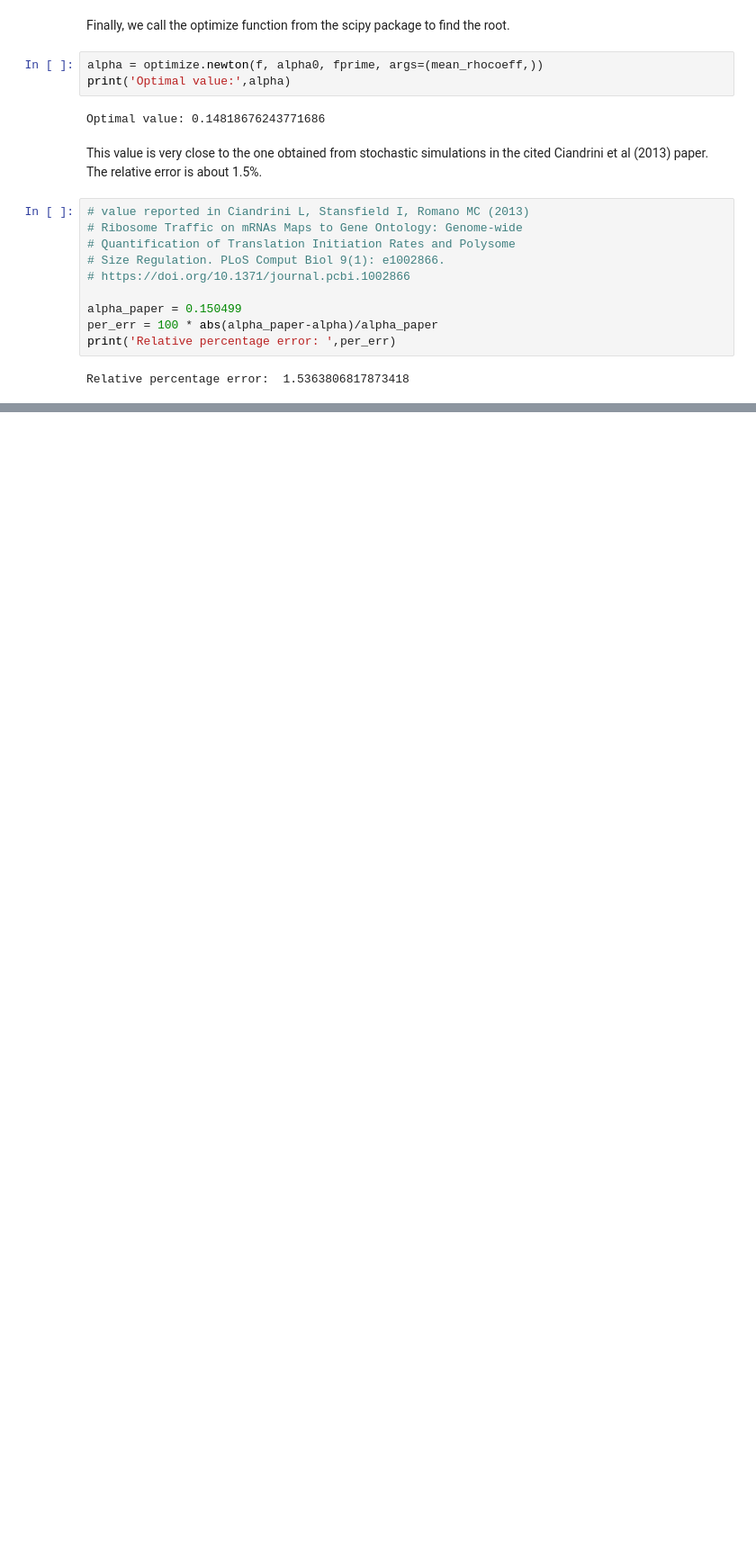
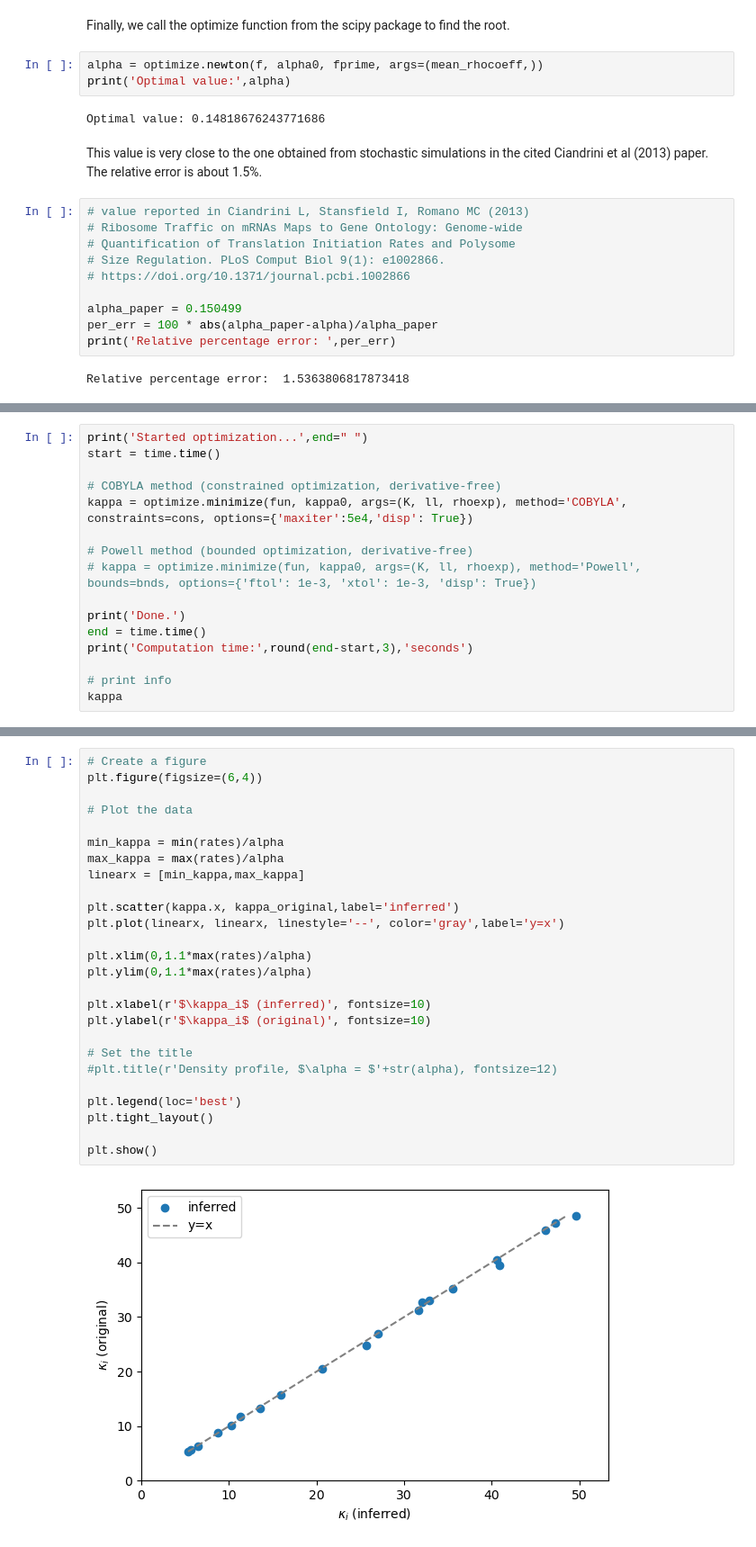
Before and after one commit to ExclusionProcess-tools/TASEPy, a Jupyter notebook: applications_TASEPy.ipynb, the cells around one changed output, grey strips where cells are left out. Shown at 90% size. Saved outputs shown, nothing was run; the diff lists cells and outputs as text; blank space fills up the shorter version.

```diff
--- a/applications_TASEPy.ipynb
+++ b/applications_TASEPy.ipynb
@@ -108,0 +264,16 @@ Relative percentage error:  1.5363806817873418
+# %%
+print('Started optimization...',end=" ")
+start = time.time()
+
+# COBYLA method (constrained optimization, derivative-free)
+kappa = optimize.minimize(fun, kappa0, args=(K, ll, rhoexp), method='COBYLA', constraints=cons, options={'maxiter':5e4,'disp': True})
+
+# Powell method (bounded optimization, derivative-free)
+# kappa = optimize.minimize(fun, kappa0, args=(K, ll, rhoexp), method='Powell', bounds=bnds, options={'ftol': 1e-3, 'xtol': 1e-3, 'disp': True})
+
+print('Done.')
+end = time.time()
+print('Computation time:',round(end-start,3),'seconds')
+
+# print info
+kappa
@@ -108,0 +292,28 @@ Relative percentage error:  1.5363806817873418
+# %%
+# Create a figure
+plt.figure(figsize=(6,4))
+
+# Plot the data
+
+min_kappa = min(rates)/alpha
+max_kappa = max(rates)/alpha
+linearx = [min_kappa,max_kappa]
+
+plt.scatter(kappa.x, kappa_original,label='inferred')
+plt.plot(linearx, linearx, linestyle='--', color='gray',label='y=x')
+
+plt.xlim(0,1.1*max(rates)/alpha)
+plt.ylim(0,1.1*max(rates)/alpha)
+
+plt.xlabel(r'$\kappa_i$ (inferred)', fontsize=10)
+plt.ylabel(r'$\kappa_i$ (original)', fontsize=10)
+
+# Set the title
+#plt.title(r'Density profile, $\alpha = $'+str(alpha), fontsize=12)
+
+plt.legend(loc='best')
+plt.tight_layout()
+
+plt.show()
+# %% [output]
+[figure, added]
```
Also changed, not shown: parts of 36 cells of this notebook.
